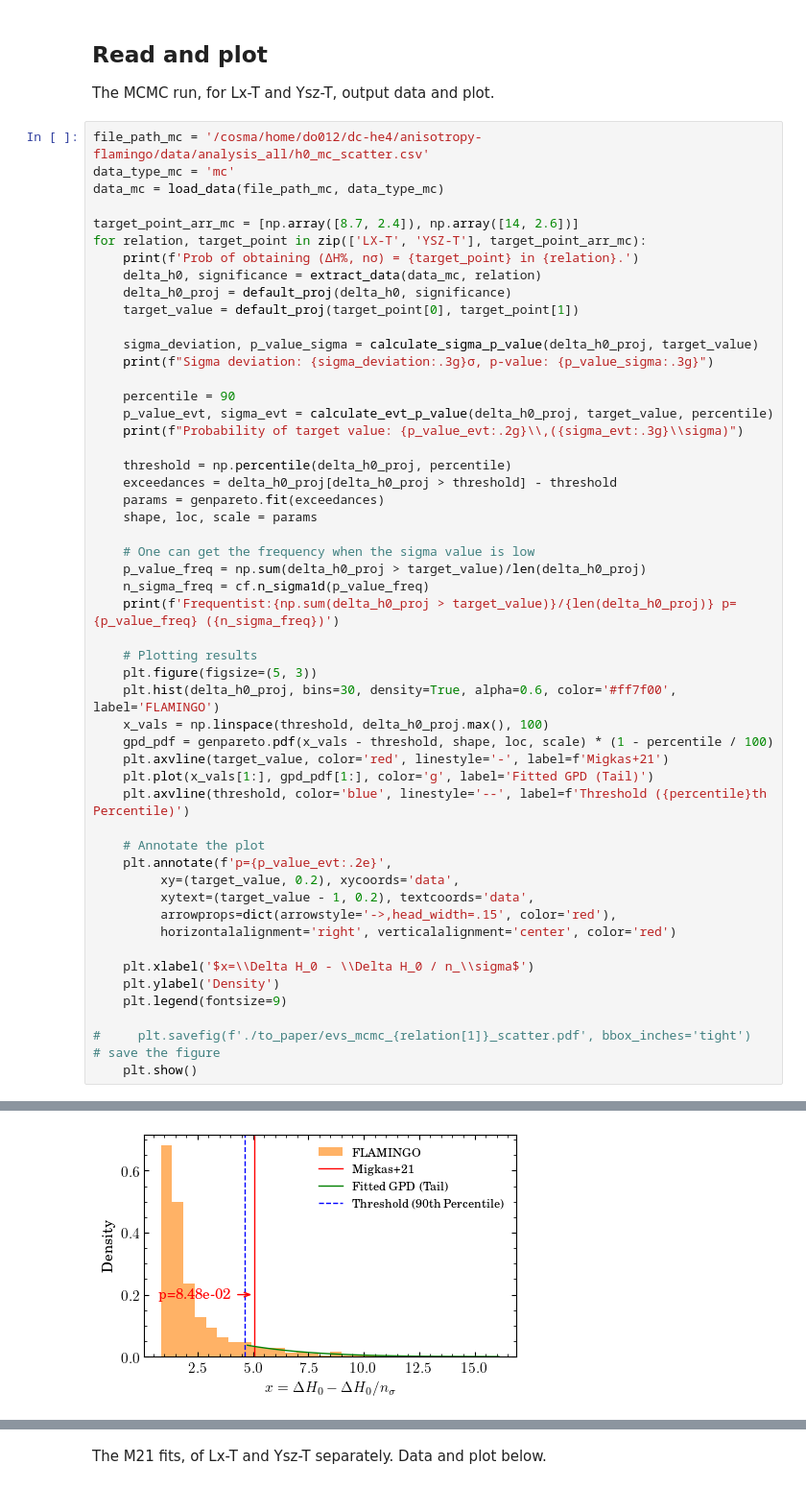
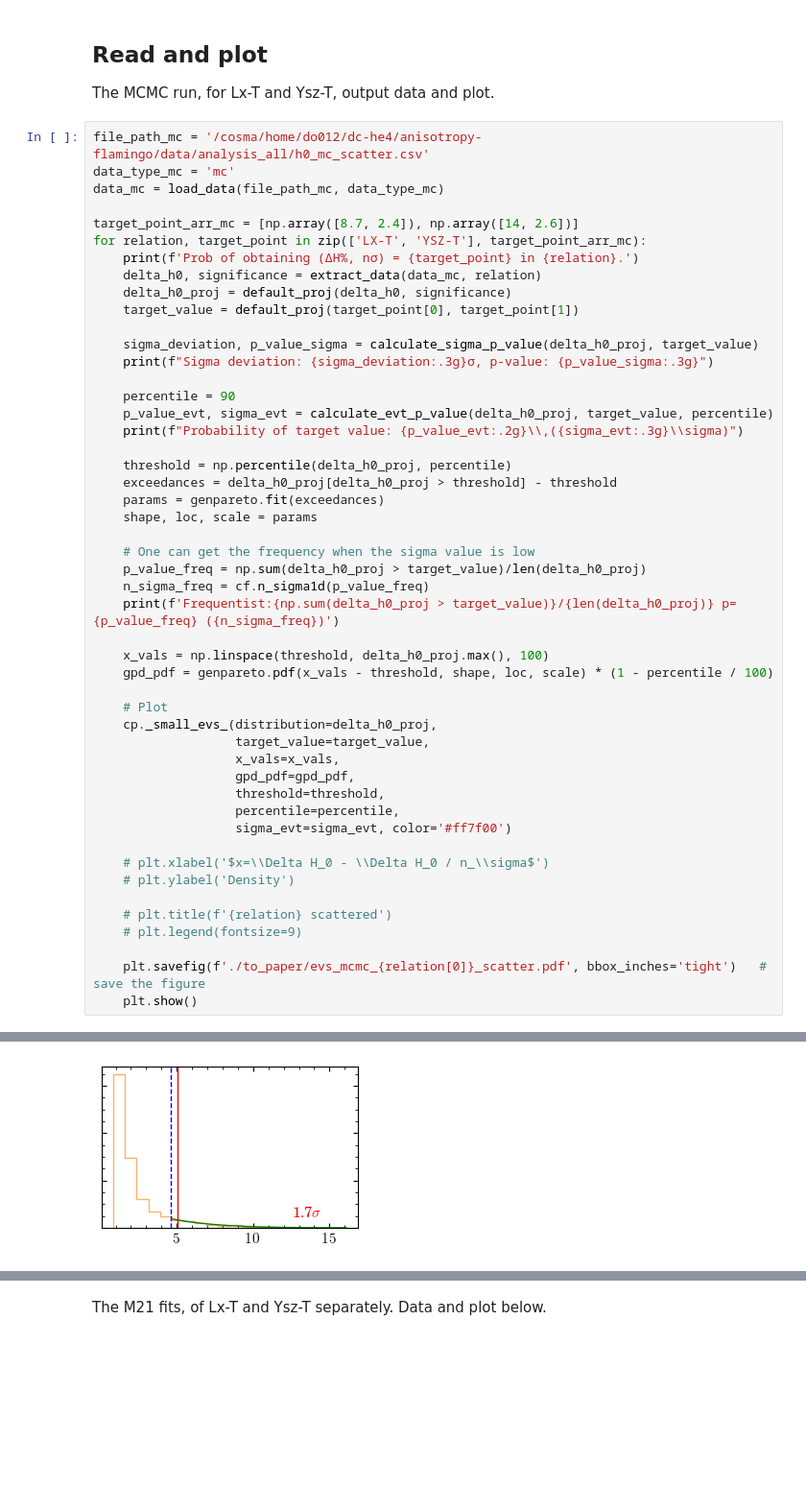
Before and after one commit to YujieH3/anisotropy-flamingo, a Jupyter notebook: analyse/discuss_scatter_pvalues_all_evs.ipynb, the cells around one changed output, grey strips where cells are left out. Shown at 96% size. Drawn from its saved outputs; the diff is of its cells as text; blank space fills up the shorter version.

```diff
--- a/analyse/discuss_scatter_pvalues_all_evs.ipynb
+++ b/analyse/discuss_scatter_pvalues_all_evs.ipynb
@@ -112,27 +115,25 @@ for relation, target_point in zip(['LX-T', 'YSZ-T'], target_point_arr_mc):
     n_sigma_freq = cf.n_sigma1d(p_value_freq)
     print(f'Frequentist:{np.sum(delta_h0_proj > target_value)}/{len(delta_h0_proj)} p={p_value_freq} ({n_sigma_freq})')
 
-    # Plotting results
-    plt.figure(figsize=(5, 3))
-    plt.hist(delta_h0_proj, bins=30, density=True, alpha=0.6, color='#ff7f00', label='FLAMINGO')
     x_vals = np.linspace(threshold, delta_h0_proj.max(), 100)
     gpd_pdf = genpareto.pdf(x_vals - threshold, shape, loc, scale) * (1 - percentile / 100)
-    plt.axvline(target_value, color='red', linestyle='-', label=f'Migkas+21')
-    plt.plot(x_vals[1:], gpd_pdf[1:], color='g', label='Fitted GPD (Tail)')
-    plt.axvline(threshold, color='blue', linestyle='--', label=f'Threshold ({percentile}th Percentile)')
 
-    # Annotate the plot
-    plt.annotate(f'p={p_value_evt:.2e}',
-         xy=(target_value, 0.2), xycoords='data',
-         xytext=(target_value - 1, 0.2), textcoords='data',
-         arrowprops=dict(arrowstyle='->,head_width=.15', color='red'),
-         horizontalalignment='right', verticalalignment='center', color='red')
+    # Plot
+    cp._small_evs_(distribution=delta_h0_proj,
+                   target_value=target_value,
+                   x_vals=x_vals,
+                   gpd_pdf=gpd_pdf,
+                   threshold=threshold,
+                   percentile=percentile,
+                   sigma_evt=sigma_evt, color='#ff7f00')
 
-    plt.xlabel('$x=\\Delta H_0 - \\Delta H_0 / n_\\sigma$')
-    plt.ylabel('Density')
-    plt.legend(fontsize=9)
+    # plt.xlabel('$x=\\Delta H_0 - \\Delta H_0 / n_\\sigma$')
+    # plt.ylabel('Density')
 
-#     plt.savefig(f'./to_paper/evs_mcmc_{relation[1]}_scatter.pdf', bbox_inches='tight')   # save the figure
+    # plt.title(f'{relation} scattered')
+    # plt.legend(fontsize=9)
+
+    plt.savefig(f'./to_paper/evs_mcmc_{relation[0]}_scatter.pdf', bbox_inches='tight')   # save the figure
     plt.show()
 # %% [output]
 Prob of obtaining (ΔH%, nσ) = [8.7 2.4] in LX-T.
@@ -142,4 +143,4 @@ Frequentist:148/1727 p=0.08569774174869717 (1.7185423224494147)
-[figure, old version]
+[figure, new version]
 Prob of obtaining (ΔH%, nσ) = [14.   2.6] in YSZ-T.
 Sigma deviation: 5.59σ, p-value: 2.27e-08
 Probability of target value: 0.0049\,(2.82\sigma)
```
Also changed, not shown: parts of 5 cells of this notebook, 50 other files.
